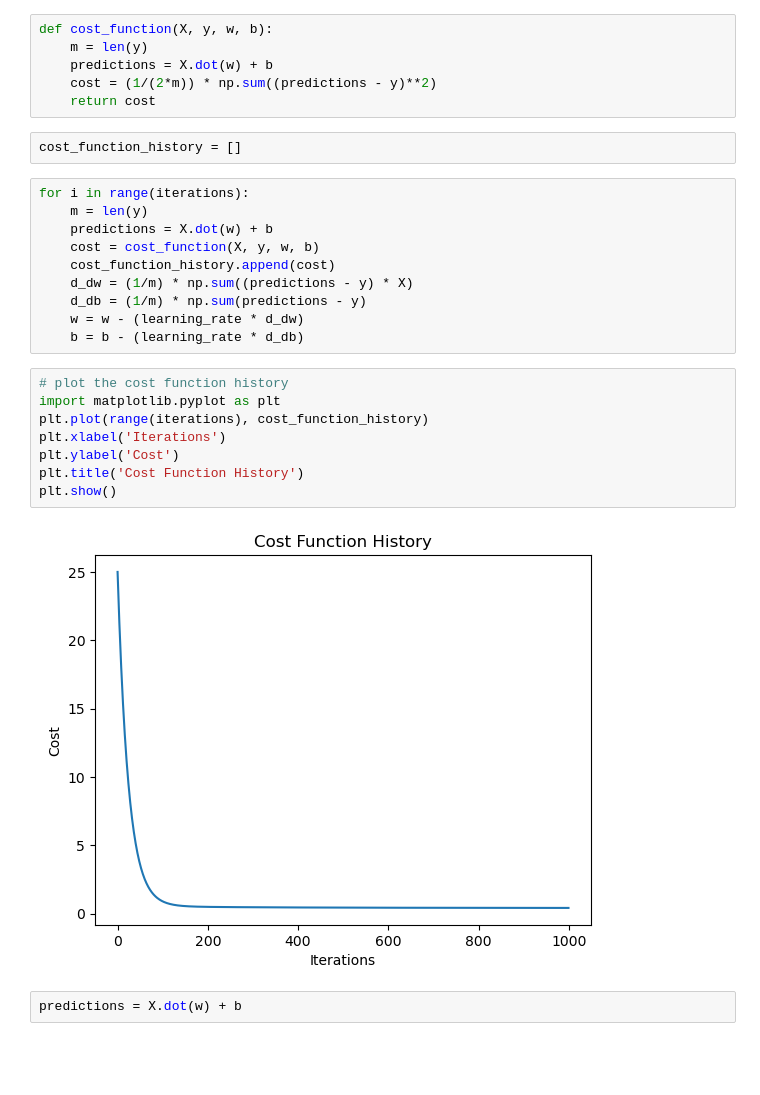
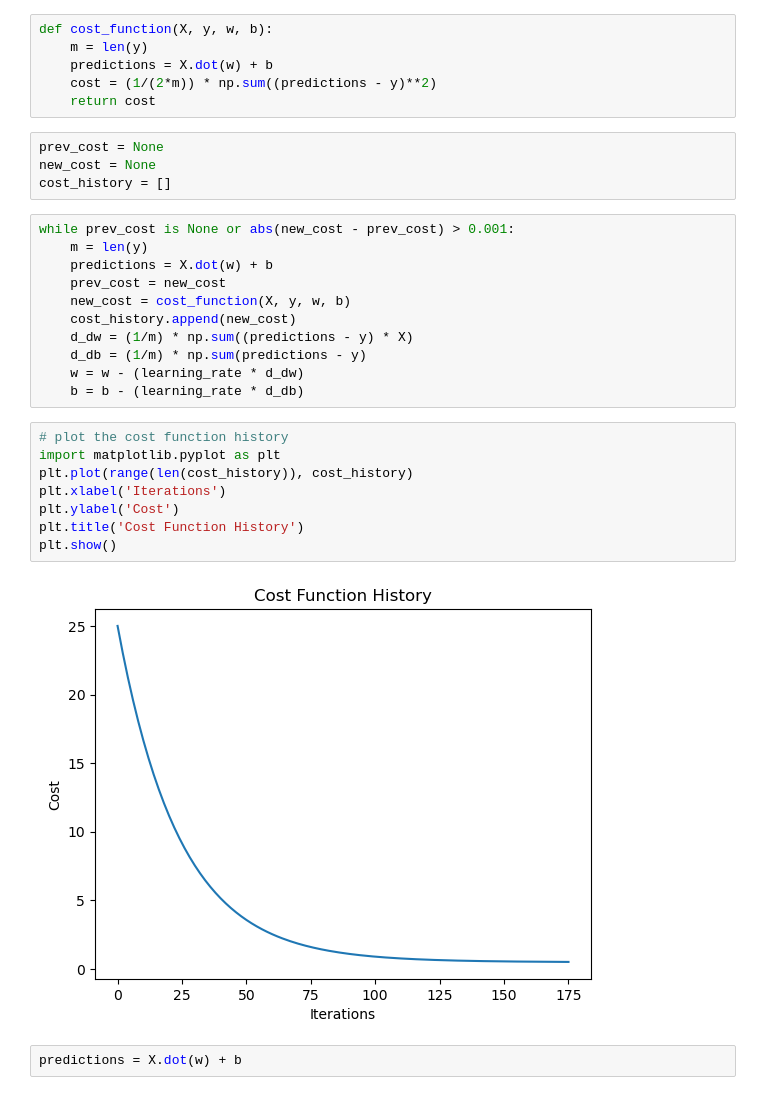
Before and after one commit to Dosu333/ML-from-scratch, a Jupyter notebook: linear_regression/linear_regression.ipynb, the cells around one changed output. Saved outputs shown, nothing was run; the diff lists cells and outputs as text; blank space fills up the shorter version.

Commit message:
Refactor LinearRegression class to use epsilon for convergence and add cost function

```diff
--- a/linear_regression/linear_regression.ipynb
+++ b/linear_regression/linear_regression.ipynb
@@ -21,14 +21,17 @@ def cost_function(X, y, w, b):
     predictions = X.dot(w) + b
     cost = (1/(2*m)) * np.sum((predictions - y)**2)
     return cost
-# %%
-cost_function_history = []
+# %%
+prev_cost = None
+new_cost = None
+cost_history = []
 # %%
-for i in range(iterations):
+while prev_cost is None or abs(new_cost - prev_cost) > 0.001:
     m = len(y)
     predictions = X.dot(w) + b
-    cost = cost_function(X, y, w, b)
-    cost_function_history.append(cost)
+    prev_cost = new_cost
+    new_cost = cost_function(X, y, w, b)
+    cost_history.append(new_cost)
     d_dw = (1/m) * np.sum((predictions - y) * X)
     d_db = (1/m) * np.sum(predictions - y)
     w = w - (learning_rate * d_dw)
@@ -36,13 +39,13 @@ for i in range(iterations):
 # %%
 # plot the cost function history
 import matplotlib.pyplot as plt
-plt.plot(range(iterations), cost_function_history)
+plt.plot(range(len(cost_history)), cost_history)
 plt.xlabel('Iterations')
 plt.ylabel('Cost')
 plt.title('Cost Function History')
 plt.show()
 # %% [output]
-[figure, old version]
+[figure, new version]
 # %%
 predictions = X.dot(w) + b
 # %%
```
Also changed, not shown: parts of 5 cells of this notebook, 1 other file.
